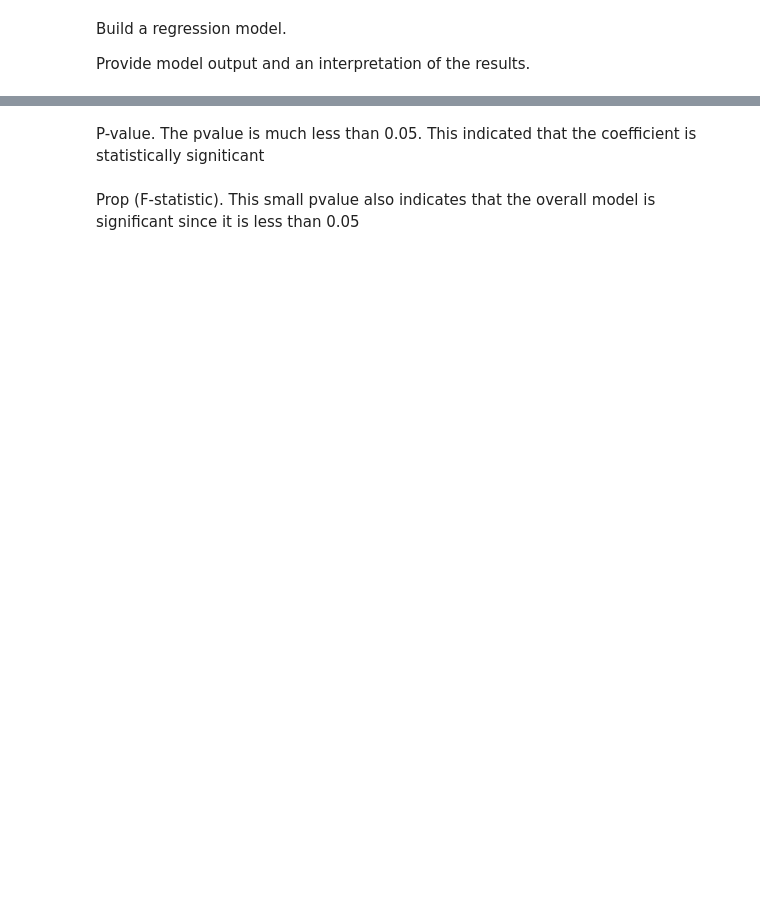
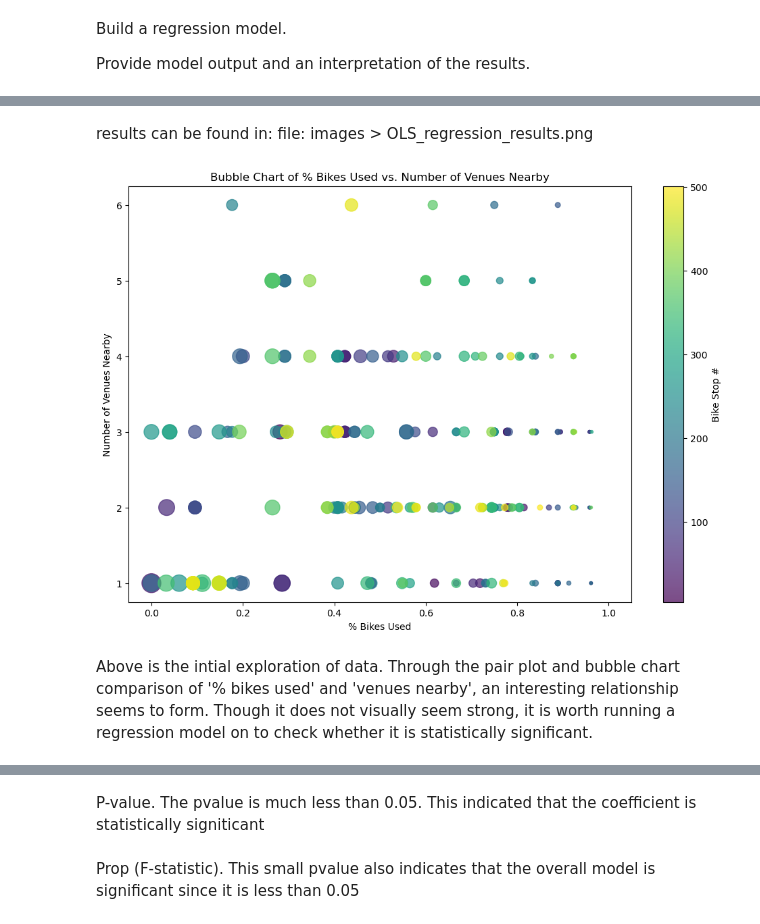
Before and after one commit to ellissuen/Statistical-Modelling-with-Python, a Jupyter notebook: notebooks/model_building.ipynb, the cells around one changed output, grey strips where cells are left out. Drawn from its saved outputs; the diff is of its cells as text; code cells hidden in the pictures; blank space fills up the shorter version.

```diff
--- a/notebooks/model_building.ipynb
+++ b/notebooks/model_building.ipynb
@@ -6,0 +55,15 @@ import statsmodels.api as sm
+# %% [markdown]
+results can be found in:
+file: images > OLS_regression_results.png
+# %%
+plt.figure(figsize=(12, 8))
+plt.scatter(merged_df['% used'], merged_df['venues_nearby'], s=merged_df['free_bikes'] * 10, c=merged_df['Bike Stop #'], cmap='viridis', alpha=0.7)
+plt.title('Bubble Chart of % Bikes Used vs. Number of Venues Nearby')
+plt.xlabel('% Bikes Used')
+plt.ylabel('Number of Venues Nearby')
+plt.colorbar(label='Bike Stop #')
+plt.show()
+# %% [output]
+[figure, added]
+# %% [markdown]
+Above is the intial exploration of data. Through the pair plot and bubble chart comparison of '% bikes used' and 'venues nearby', an interesting relationship seems to form. Though it does not visually seem strong, it is worth running a regression model on to check whether it is statistically significant.
```
Also changed, not shown: parts of 12 cells of this notebook, 3 other files.
